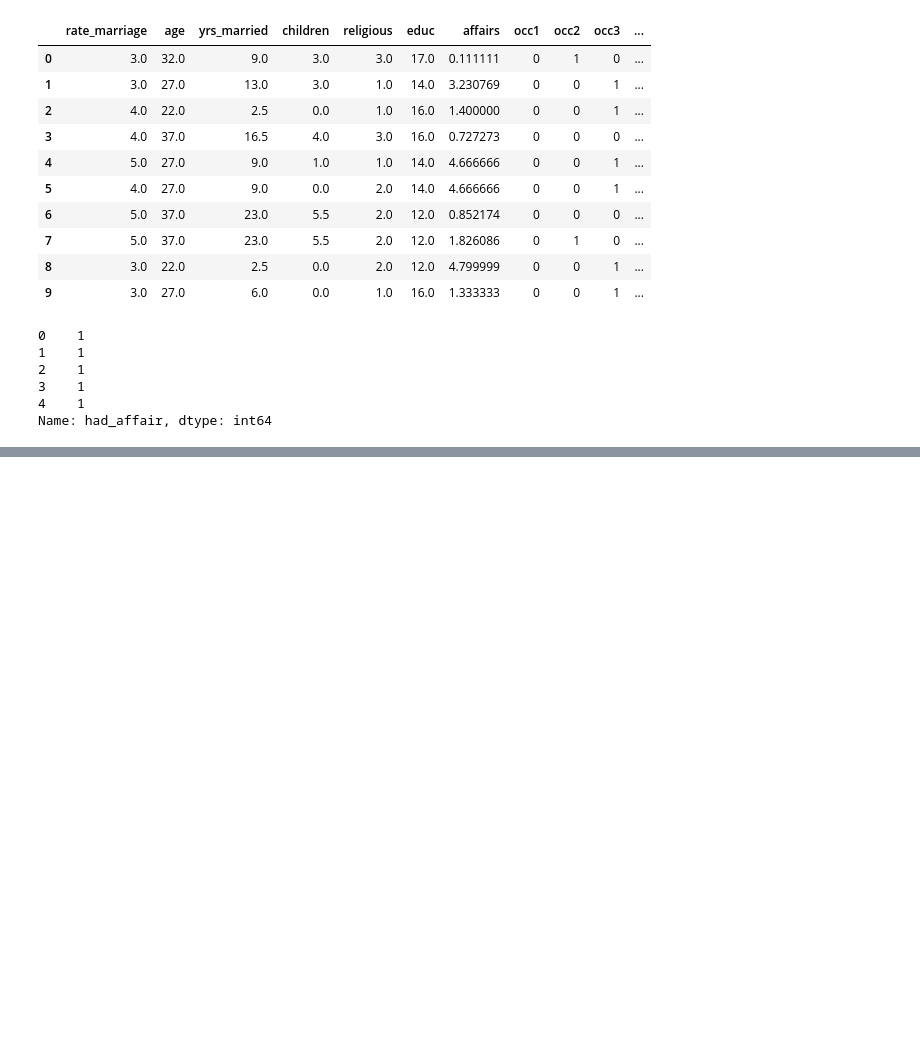
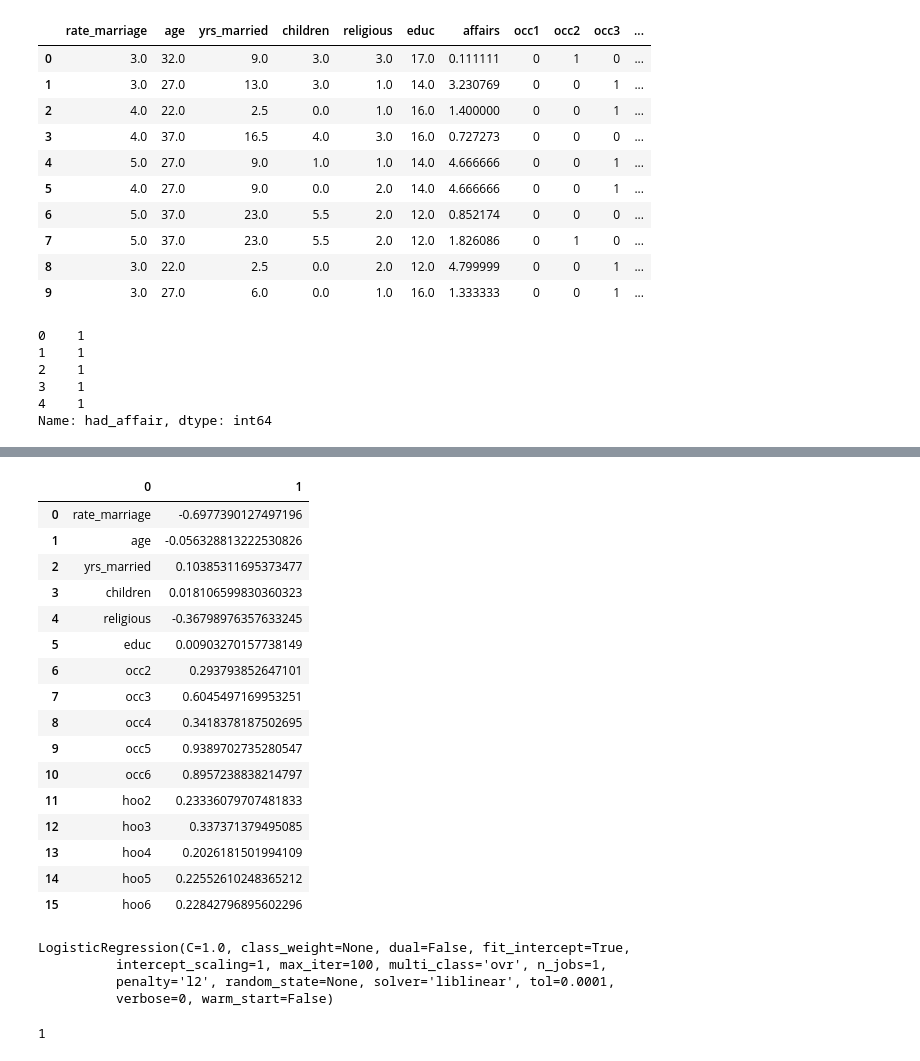
Before and after one commit to LukasRub/Learning-Python-for-Data-Analysis-and-Visualization, a Jupyter notebook: Logistic regression.ipynb, the cells around one changed output, grey strips where cells are left out. Cells and saved outputs as stored; diff of their text form; code cells hidden in the pictures; blank space fills up the shorter version.

```diff
--- a/Logistic regression.ipynb
+++ b/Logistic regression.ipynb
@@ -173,0 +211,2 @@ Name: had_affair, dtype: int64
+# %%
+logistic = LogisticRegression()
@@ -173,0 +228,22 @@ Name: had_affair, dtype: int64
+# %%
+coeff_df = DataFrame(np.hstack(([[x] for x in np.ravel(X.columns)], logistic.coef_.T)))
+# %%
+coeff_df
+# %% [output]
+|  | 0 | 1 |
+| 0 | rate_marriage | -0.6977390127497196 |
+| 1 | age | -0.056328813222530826 |
+| 2 | yrs_married | 0.10385311695373477 |
+| 3 | children | 0.018106599830360323 |
+| 4 | religious | -0.36798976357633245 |
+| 5 | educ | 0.00903270157738149 |
+| 6 | occ2 | 0.293793852647101 |
+| 7 | occ3 | 0.6045497169953251 |
+| 8 | occ4 | 0.3418378187502695 |
+| 9 | occ5 | 0.9389702735280547 |
+| 10 | occ6 | 0.8957238838214797 |
+| 11 | hoo2 | 0.23336079707481833 |
+| 12 | hoo3 | 0.337371379495085 |
+| 13 | hoo4 | 0.2026181501994109 |
+| 14 | hoo5 | 0.22552610248365212 |
+| 15 | hoo6 | 0.22842796895602296 |
@@ -173,0 +252,12 @@ Name: had_affair, dtype: int64
+# %%
+logistic_2 = LogisticRegression()
+logistic_2.fit(X_train, y_train)
+# %% [output]
+LogisticRegression(C=1.0, class_weight=None, dual=False, fit_intercept=True,
+          intercept_scaling=1, max_iter=100, multi_class='ovr', n_jobs=1,
+          penalty='l2', random_state=None, solver='liblinear', tol=0.0001,
+          verbose=0, warm_start=False)
+# %%
+len(logistic.coef_)
+# %% [output]
+1
```
Also changed, not shown: parts of 12 cells of this notebook, 1 other file.
